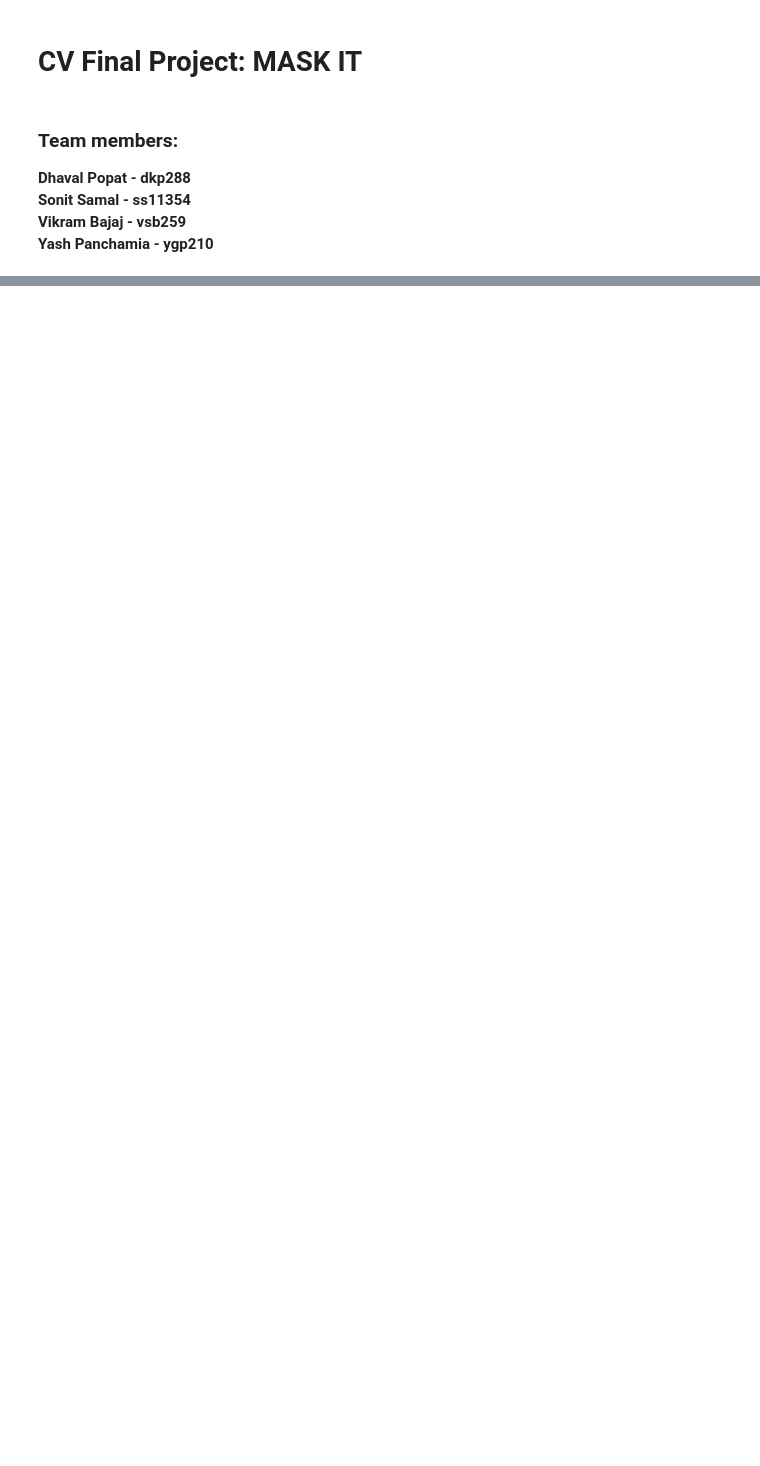
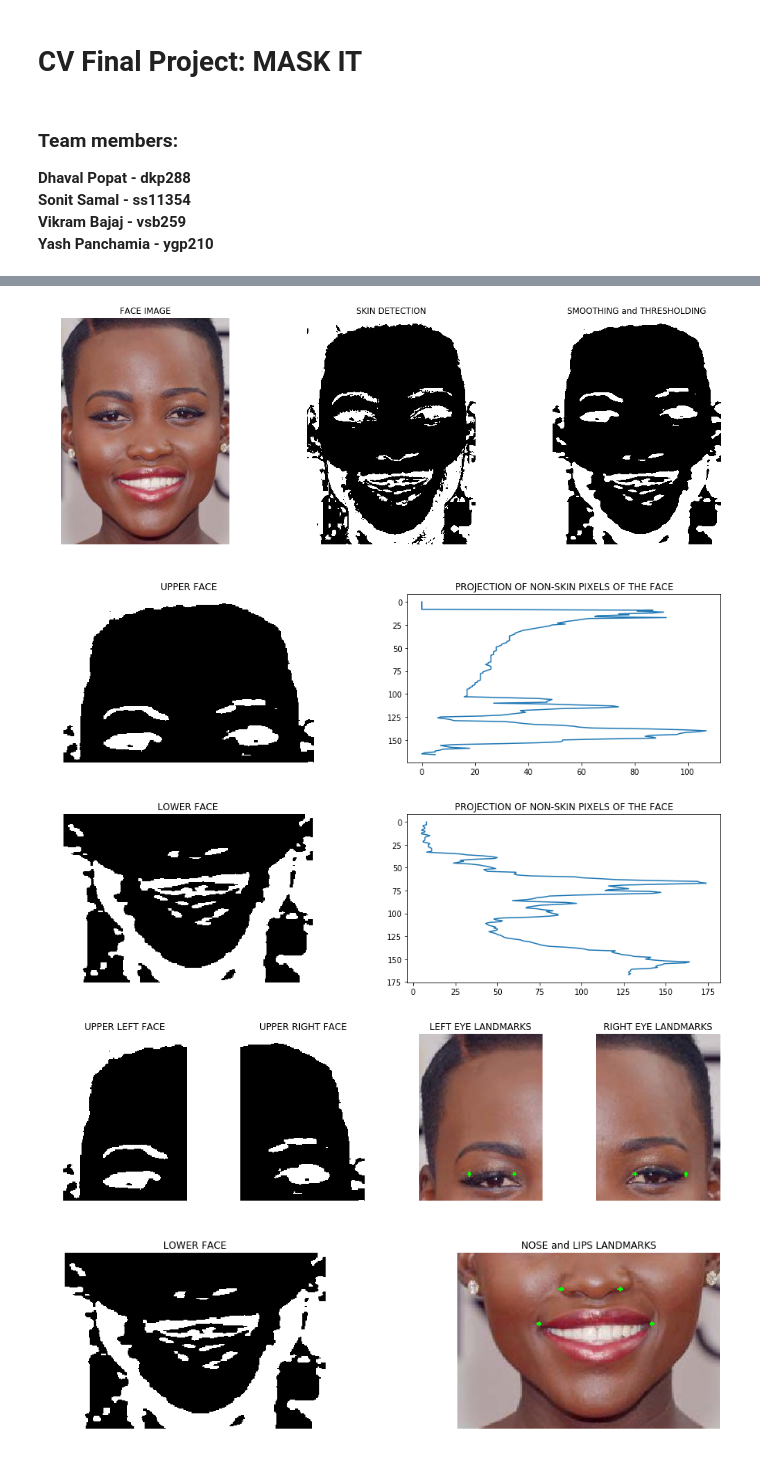
Before and after one commit to dhavalpopat/mask.it, a Jupyter notebook: mask-IT.ipynb, the cells around one changed output, grey strips where cells are left out. Cells and saved outputs as stored; diff of their text form; code cells hidden in the pictures; blank space fills up the shorter version.

```diff
--- a/mask-IT.ipynb
+++ b/mask-IT.ipynb
@@ -15,0 +295,10 @@ def convertToRGB(image):
+# %%
+test = cv2.imread('images_input/lupita.jpg')
+warnings.filterwarnings('ignore')
+left_eye, right_eye, nose, lips = show_landmarks(test)
+# %% [output]
+[figure, added]
+[figure, added]
+[figure, added]
+[figure, added]
+[figure, added]
```
Also changed, not shown: parts of 38 cells of this notebook, 32 other files.
